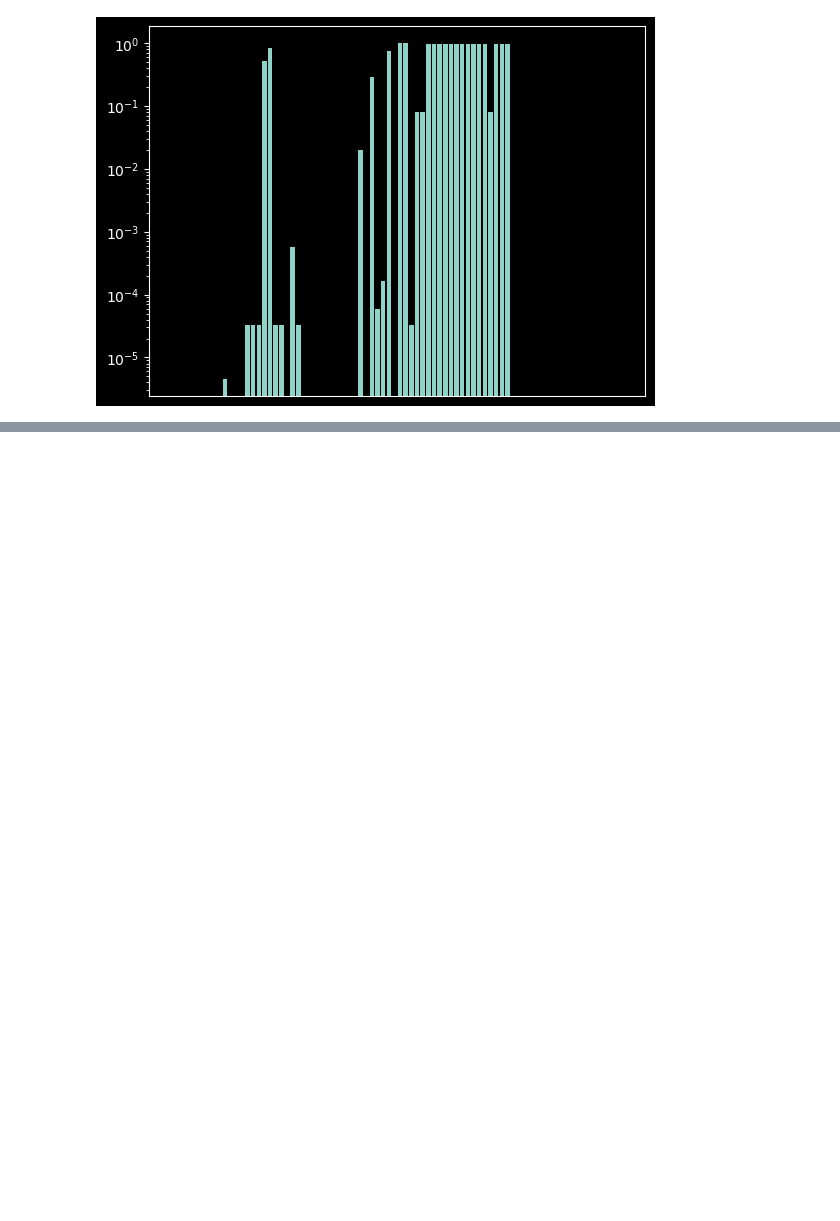
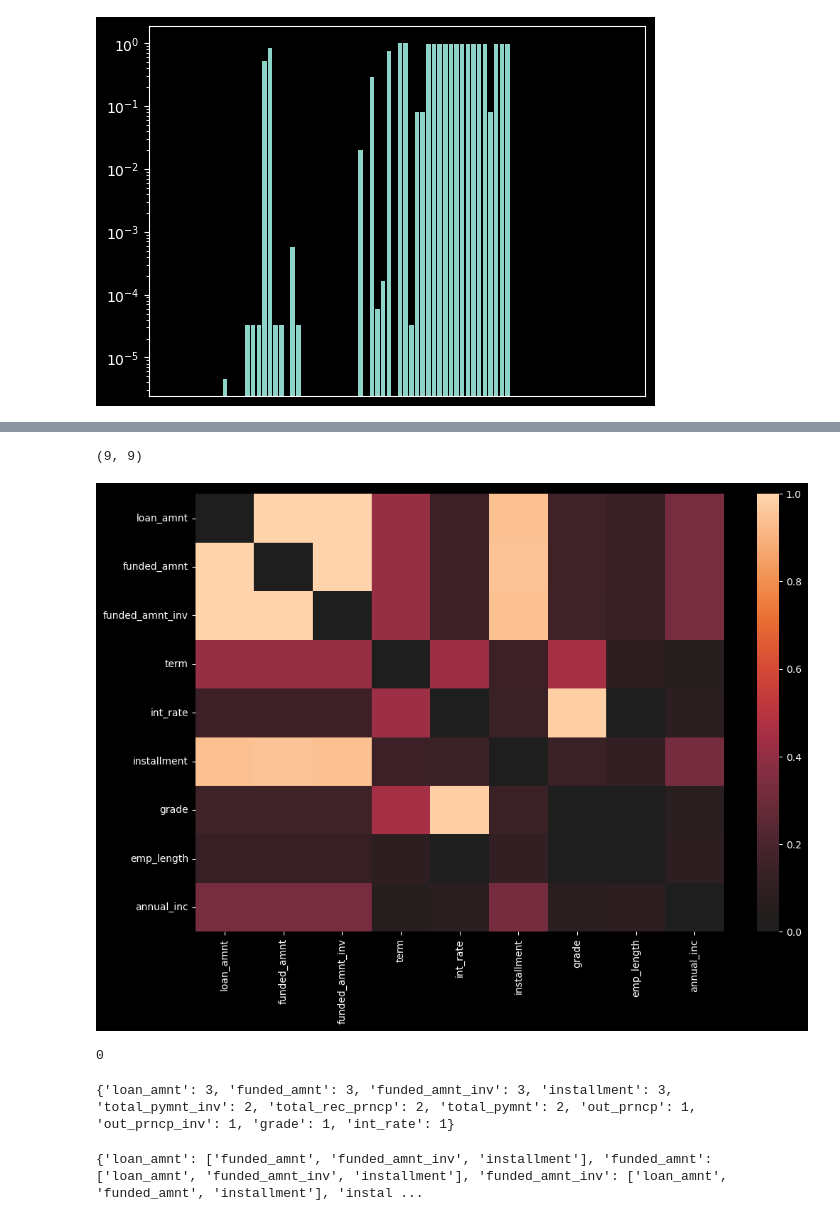
Before and after one commit to Jewdah18/Loan-Default-Risk, a Jupyter notebook: notebooks/Data Wrangling.ipynb, the cells around one changed output, grey strips where cells are left out. Drawn from its saved outputs; the diff is of its cells as text; code cells hidden in the pictures; blank space fills up the shorter version.

```diff
--- a/notebooks/Data Wrangling.ipynb
+++ b/notebooks/Data Wrangling.ipynb
@@ -372,0 +398,9 @@ sns.heatmap(abs(loan.corr(numeric_only = True)));
+# %%
+zero_diagonal_heatmap(X_num, 0, 9)
+# %% [output]
+(9, 9)
+[figure, added]
+# %%
+X_num['loan_amnt'].isna().sum()
+# %% [output]
+0
@@ -372,0 +420,4 @@ sns.heatmap(abs(loan.corr(numeric_only = True)));
+# %%
+corr_dict(X_num,.9)
+# %% [output]
+{'loan_amnt': 3, 'funded_amnt': 3, 'funded_amnt_inv': 3, 'installment': 3, 'total_pymnt_inv': 2, 'total_rec_prncp': 2, 'total_pymnt': 2, 'out_prncp': 1, 'out_prncp_inv': 1, 'grade': 1, 'int_rate': 1}
@@ -372,0 +448,4 @@ sns.heatmap(abs(loan.corr(numeric_only = True)));
+# %%
+corr_list(corr = .9, min_corr = 3)
+# %% [output]
+{'loan_amnt': ['funded_amnt', 'funded_amnt_inv', 'installment'], 'funded_amnt': ['loan_amnt', 'funded_amnt_inv', 'installment'], 'funded_amnt_inv': ['loan_amnt', 'funded_amnt', 'installment'], 'instal ...
```
Also changed, not shown: parts of 14 cells of this notebook.
